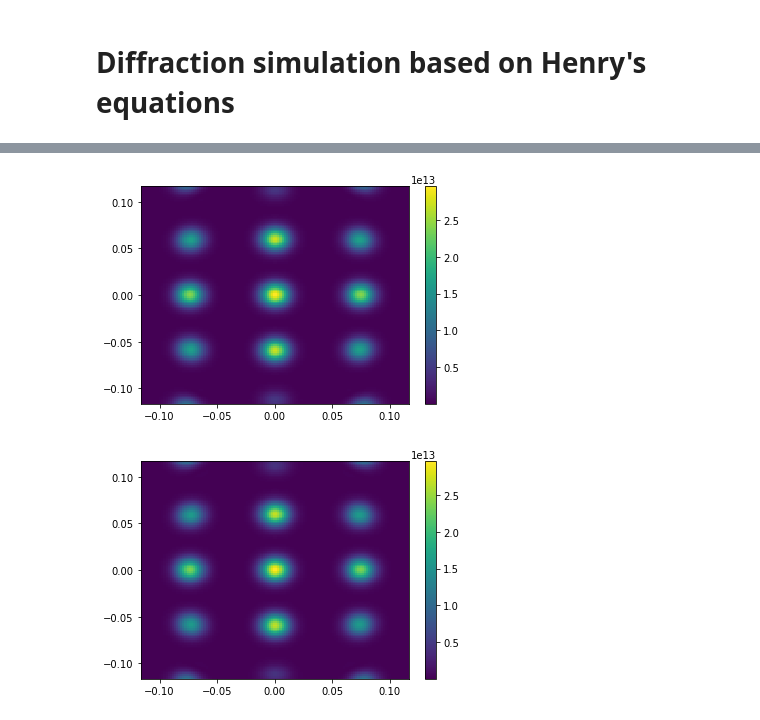
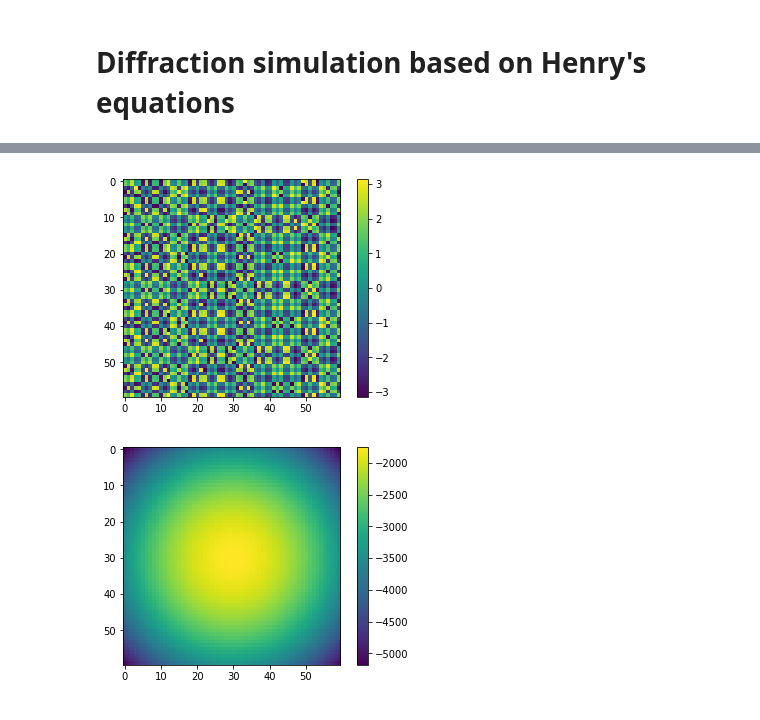
Before and after one commit to simply-nicky/cbc, a Jupyter notebook: prototyping/proto.ipynb, the cells around one changed output, grey strips where cells are left out. Cells and saved outputs as stored; diff of their text form; code cells hidden in the pictures.

```diff
--- a/prototyping/proto.ipynb
+++ b/prototyping/proto.ipynb
@@ -8,8 +11,8 @@ from matplotlib import cm
 # %%
-waist = 4e-6
+waist = 1.2e-6
 wavelength = 1.5e-7
 a, b, c = 2e-6, 2.5e-6, 1e-5
-Nx, Ny, Nz = 10, 10, 2
+Nx, Ny, Nz = 100, 100, 1
 detNx, detNy = 128, 128
 pix_size = 55e-3
 det_dist = 30
@@ -21,6 +24,10 @@ def thdiv(waist, wavelength):
 
 def zR(waist, wavelength):
     return np.pi * waist**2 / wavelength
+
+def R(zs, waist, wavelength):
+    zr = np.pi * waist**2 / wavelength
+    return zs + zr**2 / zs
 
 def wz(z, waist, wavelength):
     return waist * np.sqrt(1 + (z / zR(waist, wavelength)**2))
@@ -191,12 +198,24 @@ ax.pcolor(kxs, kys, ints2, cmap=cm.viridis, vmin=ints2.min(), vmax=ints2.max())
 plt.show()
 # %% [markdown]
 # Diffraction simulation based on Henry's equations
+# %%
+waist = 1e-6
+wavelength = 1.5e-7
+a, b, c = 2e-6, 2e-6, 1e-5
+Nx, Ny, Nz = 60, 60, 1
+detNx, detNy = 128, 128
+pix_size = 55e-3
+det_dist = 30
 # %%
 xs, ys, zs = cbc.lattice(a, b, c, Nx, Ny, Nz)
+zs = np.repeat(2 * zR(waist, wavelength), Nx * Ny)
+xs -= 0.25 * a
+ys -= 0.501 * b
 kxs, kys = cbc.det_kouts(det_dist, detNx, detNy, pix_size)
 _kxs, _kys = kxs.ravel(), kys.ravel()
 kouts = cbc.kout_parax(_kxs, _kys)
-kins = cbc.gaussian_kins(xs, ys, zs, waist, wavelength)
-us = cbc.gaussian(xs, ys, zs, waist, wavelength)
-print(kouts.shape, kins.shape)
+kins = cbc.bessel_kins(xs, ys, zs, waist, wavelength)
+us = cbc.bessel(xs, ys, zs, waist, wavelength) * cbc.utils.phase_inc(kins, xs, ys, zs, wavelength)
+# kins = cbc.gaussian_kins(xs, ys, zs, waist, wavelength)
+# us = cbc.gaussian(xs, ys, zs, waist, wavelength) * cbc.utils.phase_inc(kins, xs, ys, zs, wavelength)
 # %% [output]
@@ -231,21 +223,14 @@ Wall time: 36.3 ms
-# %%
-%matplotlib inline
-res = res.reshape(kxs.shape)
-ints = np.abs(res)
-plt.pcolor(kxs, kys, ints, cmap=cm.viridis, vmin=ints.min(), vmax=ints.max())
-plt.colorbar()
-plt.show()
-# %% [output]
-[figure, removed]
-# %%
-%matplotlib inline
-us2 = np.abs(us)
-pts = np.dstack((xs,ys,zs))[0]
-phis = np.exp(-2j * np.pi / wavelength * (kins * pts).sum(axis=-1))
-res2 = (asfs * us2 * phs * phis).sum(axis=-1).reshape(kxs.shape)
-ints2 = np.abs(res2)
-plt.pcolor(kxs, kys, ints2, cmap=cm.viridis, vmin=ints.min(), vmax=ints.max())
-plt.colorbar()
-plt.show()
-# %% [output]
-[figure, removed]
+# %%
+phin = cbc.utils.phase_inc(kins, xs, ys, zs, wavelength).reshape((Nx, Ny))
+angs2 = np.angle(phin)
+Rs = R(zs, waist, wavelength)
+angs3 = (-2 * np.pi / wavelength * ((xs**2 + ys**2) / Rs + (1 - (xs**2 + ys**2) / 2 / Rs**2) * zs)).reshape(Nx, Ny)
+plt.imshow(angs2)
+plt.colorbar()
+plt.show()
+plt.imshow(angs3)
+plt.colorbar()
+plt.show()
+# %% [output]
+[figure, added]
+[figure, added]
```
Also changed, not shown: parts of 27 cells of this notebook, 10 other files.
